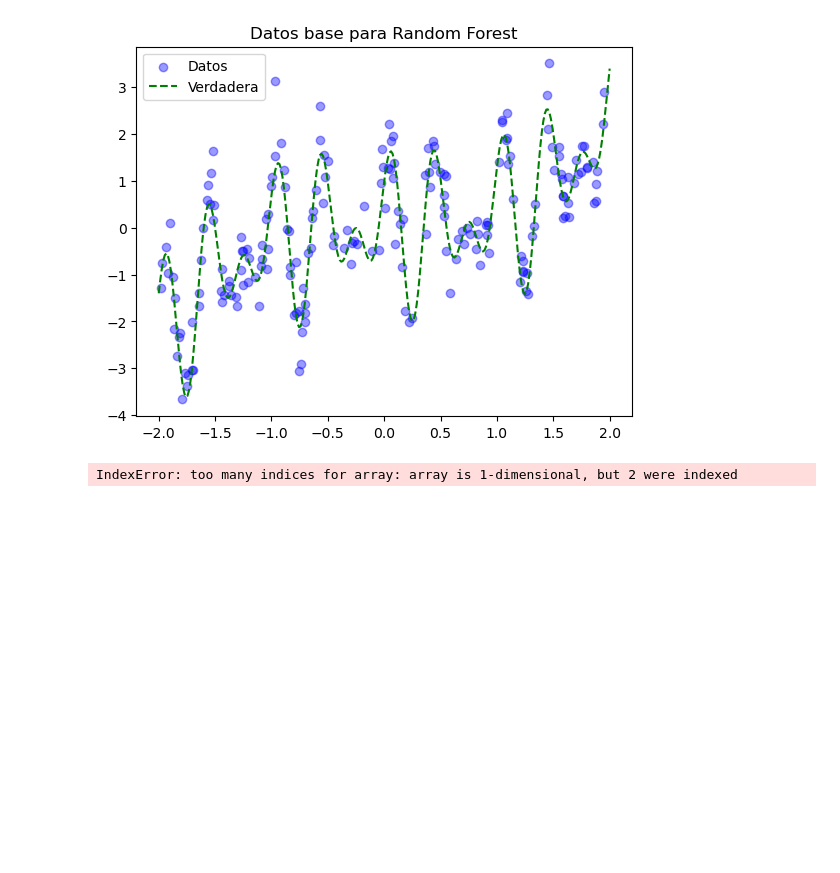
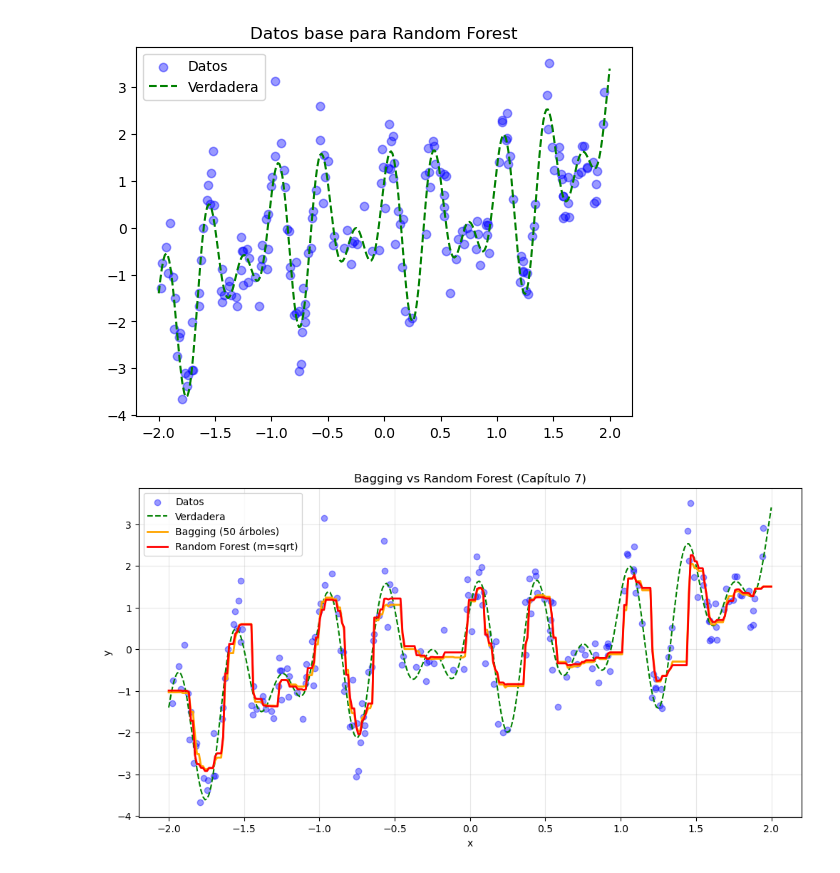
Before and after one commit to polosur1982/elementos-statistical-learning, a Jupyter notebook: notebooks/07_random_forests.ipynb, the cells around one changed output. Cells and saved outputs as stored; diff of their text form; code cells hidden in the pictures; blank space fills up the shorter version.

```diff
--- a/notebooks/07_random_forests.ipynb
+++ b/notebooks/07_random_forests.ipynb
@@ -4,6 +4,19 @@ import matplotlib.pyplot as plt
 from sklearn.utils import resample
 
 np.random.seed(42)
+
+def predict_tree(tree, x):
+    """
+    Predicción recursiva para un solo árbol.
+    Tecnología inversa: si es hoja (float), devuelve la media; si es nodo, elige rama izquierda o derecha según el split.
+    """
+    if not isinstance(tree, dict):
+        return tree  # hoja: valor constante (media de y en la región)
+
+    if x < tree['split']:
+        return predict_tree(tree['left'], x)
+    else:
+        return predict_tree(tree['right'], x)
 
 # Funcion verdadera compleja (para ver reduccion de varianza)
 def true_function(x):
@@ -94,31 +117,38 @@ def random_forest(x, y, B=50, max_depth=10, m_features='sqrt'):
 
 def predict_forest(forest, x_new):
     """
-    Predicción: promedio de todos los árboles del bosque.
+    Predicción de Random Forest: promedio de las predicciones de todos los árboles.
+    Tecnología inversa: cada árbol da una constante en su región → promedio suaviza y reduce varianza.
     """
-    predictions = np.array([predict_tree(tree, x_new) for tree in forest])
+    predictions = []
+    for tree in forest:
+        # Llamar a predict_tree (la función para un solo árbol), NO a predict_forest
+        pred = predict_tree(tree, x_new)
+        predictions.append(pred)
+
     return np.mean(predictions)
 # %%
-# Bagging puro (m_features=None → usa todas las features)
-forest_bag = random_forest(x[:, np.newaxis], y, B=50, max_depth=10, m_features=None)  # x como 2D
+# Convertir x 1D a 2D explícitamente (N, 1)
+X_2d = x.reshape(-1, 1)  # o x[:, np.newaxis] si ya es 1D
+forest_bag = random_forest(X_2d, y, B=50, max_depth=10, m_features=None)
 
 # Random Forest (m_features='sqrt')
 forest_rf = random_forest(x[:, np.newaxis], y, B=50, max_depth=10, m_features='sqrt')
 
 # Predicciones
 y_bag = np.array([predict_forest(forest_bag, xi) for xi in x_test])
 y_rf = np.array([predict_forest(forest_rf, xi) for xi in x_test])
 
 plt.figure(figsize=(12, 6))
 plt.scatter(x, y, color='blue', alpha=0.4, label='Datos')
 plt.plot(x_test, y_true, 'g--', label='Verdadera')
 plt.plot(x_test, y_bag, 'orange', linewidth=2, label='Bagging (50 árboles)')
 plt.plot(x_test, y_rf, 'r-', linewidth=2, label='Random Forest (m=sqrt)')
 plt.xlabel('x')
 plt.ylabel('y')
 plt.title('Bagging vs Random Forest (Capítulo 7)')
 plt.legend()
 plt.grid(True, alpha=0.3)
 plt.show()
 # %% [output]
-IndexError: too many indices for array: array is 1-dimensional, but 2 were indexed
+[figure, added]
```
Also changed, not shown: parts of 2 cells of this notebook.
